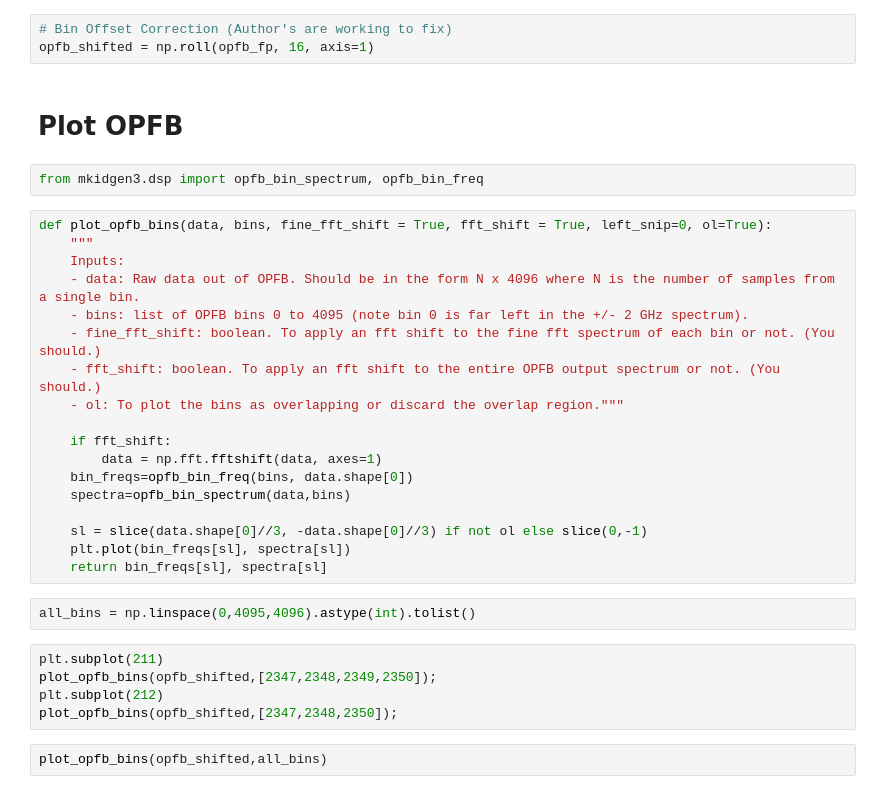
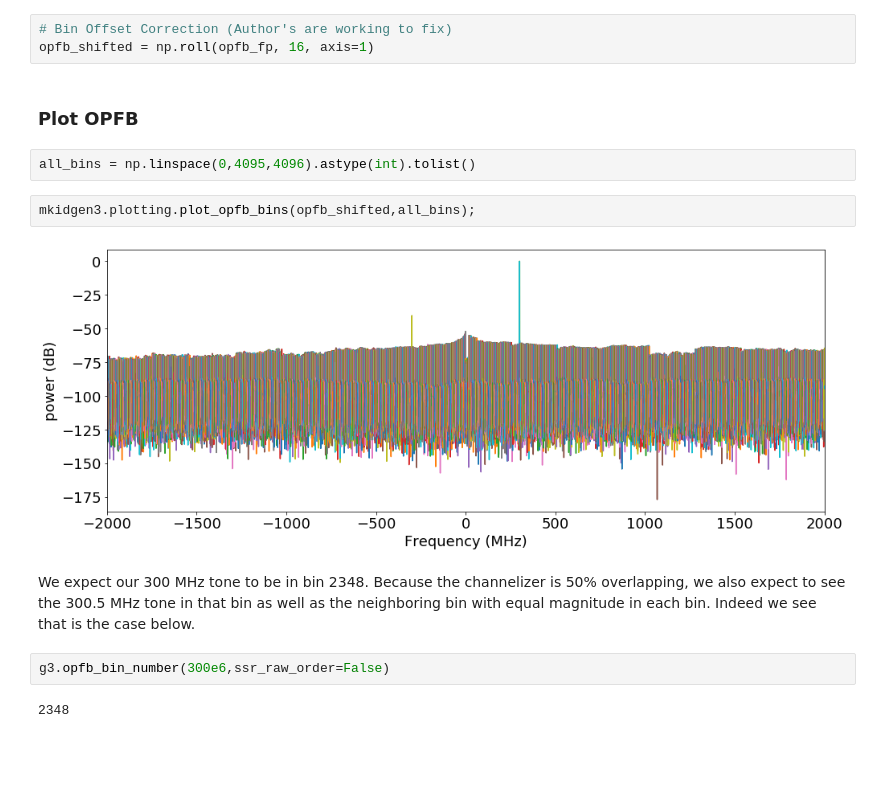
Before and after one commit to MazinLab/MKIDGen3, a Jupyter notebook: mkidgen3/notebooks/FCCM22_Demo.ipynb, the cells around one changed output. Drawn from its saved outputs; the diff is of its cells as text; blank space fills up the shorter version.

```diff
--- a/mkidgen3/notebooks/FCCM22_Demo.ipynb
+++ b/mkidgen3/notebooks/FCCM22_Demo.ipynb
@@ -204,33 +219,16 @@ opfb_fp = opfb_raw[..., 0] + 1j*(opfb_raw[..., 1])
 # Bin Offset Correction (Author's are working to fix)
 opfb_shifted = np.roll(opfb_fp, 16, axis=1)
 # %% [markdown]
-# Plot OPFB
+### Plot OPFB
-# %%
-from mkidgen3.dsp import opfb_bin_spectrum, opfb_bin_freq
-# %%
-def plot_opfb_bins(data, bins, fine_fft_shift = True, fft_shift = True, left_snip=0, ol=True):
-    """
-    Inputs:
-    - data: Raw data out of OPFB. Should be in the form N x 4096 where N is the number of samples from a single bin.
-    - bins: list of OPFB bins 0 to 4095 (note bin 0 is far left in the +/- 2 GHz spectrum).
-    - fine_fft_shift: boolean. To apply an fft shift to the fine fft spectrum of each bin or not. (You should.)
-    - fft_shift: boolean. To apply an fft shift to the entire OPFB output spectrum or not. (You should.)
-    - ol: To plot the bins as overlapping or discard the overlap region."""
-
-    if fft_shift:
-        data = np.fft.fftshift(data, axes=1)
-    bin_freqs=opfb_bin_freq(bins, data.shape[0])
-    spectra=opfb_bin_spectrum(data,bins)
-
-    sl = slice(data.shape[0]//3, -data.shape[0]//3) if not ol else slice(0,-1)
-    plt.plot(bin_freqs[sl], spectra[sl])
-    return bin_freqs[sl], spectra[sl]
 # %%
 all_bins = np.linspace(0,4095,4096).astype(int).tolist()
-# %%
-plt.subplot(211)
-plot_opfb_bins(opfb_shifted,[2347,2348,2349,2350]);
-plt.subplot(212)
-plot_opfb_bins(opfb_shifted,[2347,2348,2350]);
 # %%
-plot_opfb_bins(opfb_shifted,all_bins)
+mkidgen3.plotting.plot_opfb_bins(opfb_shifted,all_bins);
+# %% [output]
+[figure, added]
+# %% [markdown]
+We expect our 300 MHz tone to be in bin 2348. Because the channelizer is 50% overlapping, we also expect to see the 300.5 MHz tone in that bin as well as the neighboring bin with equal magnitude in each bin. Indeed we see that is the case below.
+# %%
+g3.opfb_bin_number(300e6,ssr_raw_order=False)
+# %% [output]
+2348
```
Also changed, not shown: parts of 46 cells of this notebook, 7 other files.
